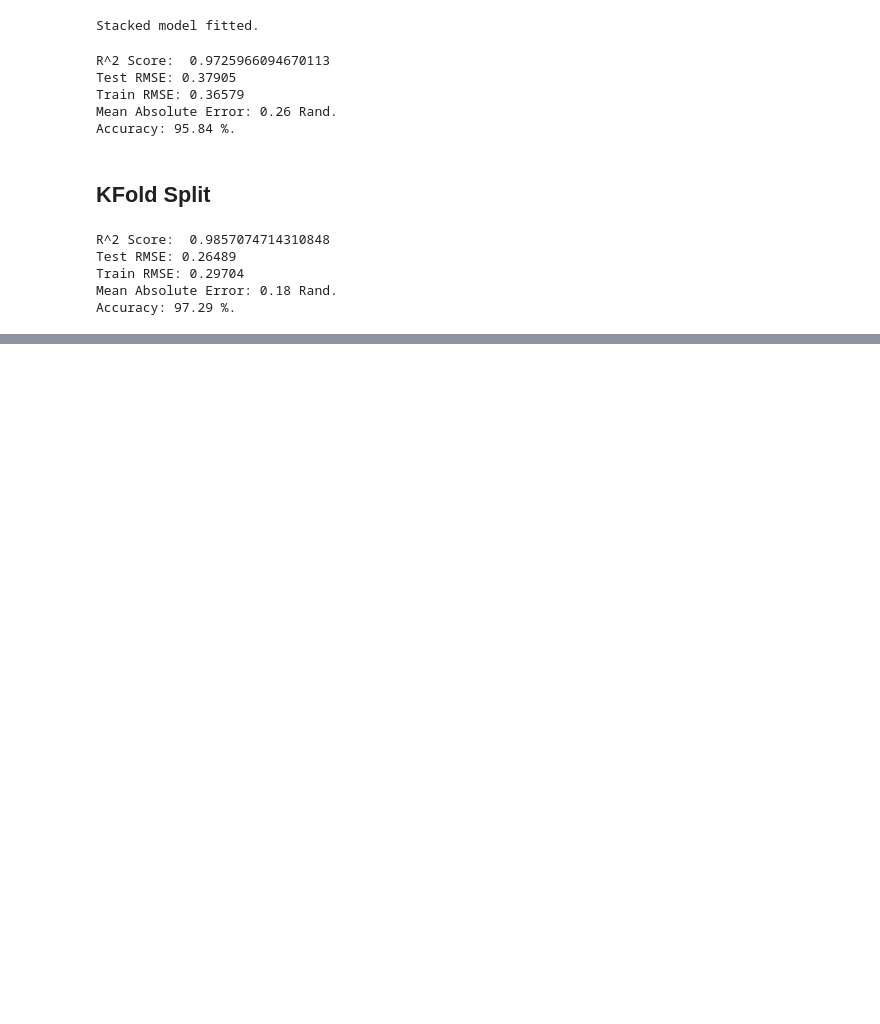
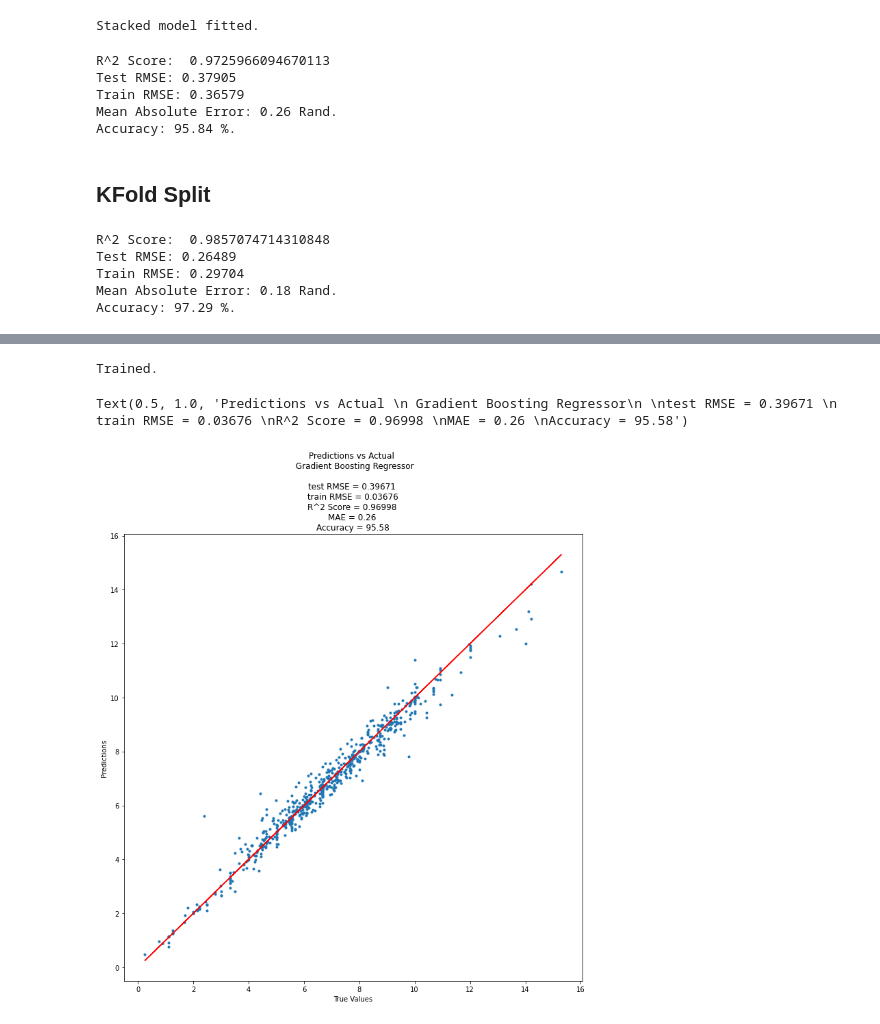
Before and after one commit to Zdithebe96/regression-apples-predict-api-template, a Jupyter notebook: Modeling notebook.ipynb, the cells around one changed output, grey strips where cells are left out. Drawn from its saved outputs; the diff is of its cells as text; code cells hidden in the pictures; blank space fills up the shorter version.

```diff
--- a/Modeling notebook.ipynb
+++ b/Modeling notebook.ipynb
@@ -748,0 +789,57 @@ dff.to_csv('stackedkfold2.csv')
+# %%
+# lets compare the performance of this stacked model to the individual models performances
+
+#first lets train them again
+
+df = preprocess_inputs(train, return_df=True)
+y = df['avg_price_per_kg']
+X = df.drop('avg_price_per_kg', axis=1)
+important_list = ['Total_Kg_Sold', 'Container_IA400', 'Container_M4183', 'Container_JE090',
+ 'Container_JG110', 'Weight_Kg', 'Total_Qty_Sold', 'High_Price', 'Sales_Total', 'Stock_On_Hand']
+X_imp = X[important_list]
+
+X_train, X_test, y_train, y_test = train_test_split(X_imp, y, test_size=0.35, shuffle=False, random_state=seed)
+
+
+gb = GradientBoostingRegressor(learning_rate=0.18, n_estimators=6000, random_state= seed, max_depth =2)
+xgb = XGBRegressor(max_depth=2,min_child_weight=13,subsample=1,colsample_bytree=1,
+            objective='reg:squarederror',n_estimators=6000, learning_rate=0.3, random_state= seed)
+
+xgb.fit(X_train, y_train)
+
+gb.fit(X_train, y_train)
+print('Trained.')
+# %% [output]
+Trained.
+# %%
+# Assess model accuracy with plot of the predicted y values against the actual y values from x test split
+# Gradient Boosting Regressor
+
+model = gb
+
+y_pred = model.predict(X_test)
+rsq = round(model.score(X_test, y_test), 5)
+test_rmse = round(np.sqrt(metrics.mean_squared_error(y_test ,y_pred)), 5)
+y_train_pred = model.predict(X_train)
+train_rmse = round(np.sqrt(metrics.mean_squared_error(y_train_pred ,y_train)), 5)
+
+errors = abs(y_pred - y_test)
+MAE = round(np.mean(errors), 2)
+mape = np.mean(100 * (errors / y_test))
+accuracy = round((100 - mape), 2)
+
+stats = f"test RMSE = {test_rmse} \n " + \
+          f"train RMSE = {train_rmse} \n" + \
+          f"R^2 Score = {rsq} \n" + \
+         f"MAE = {MAE} \n" + \
+         f"Accuracy = {accuracy}"
+
+fig, ax = plt.subplots(figsize=(12,12))
+ax.plot(y_test, y_test, 'r')
+g=ax.scatter(y_test, y_pred, s = 9)
+g.axes.set_xlabel('True Values')
+g.axes.set_ylabel('Predictions')
+g.axes.set_title('Predictions vs Actual \n Gradient Boosting Regressor\n \n' + stats)
+# %% [output]
+Text(0.5, 1.0, 'Predictions vs Actual \n Gradient Boosting Regressor\n \ntest RMSE = 0.39671 \n train RMSE = 0.03676 \nR^2 Score = 0.96998 \nMAE = 0.26 \nAccuracy = 95.58')
+[figure, added]
```
Also changed, not shown: parts of 2 cells of this notebook.
